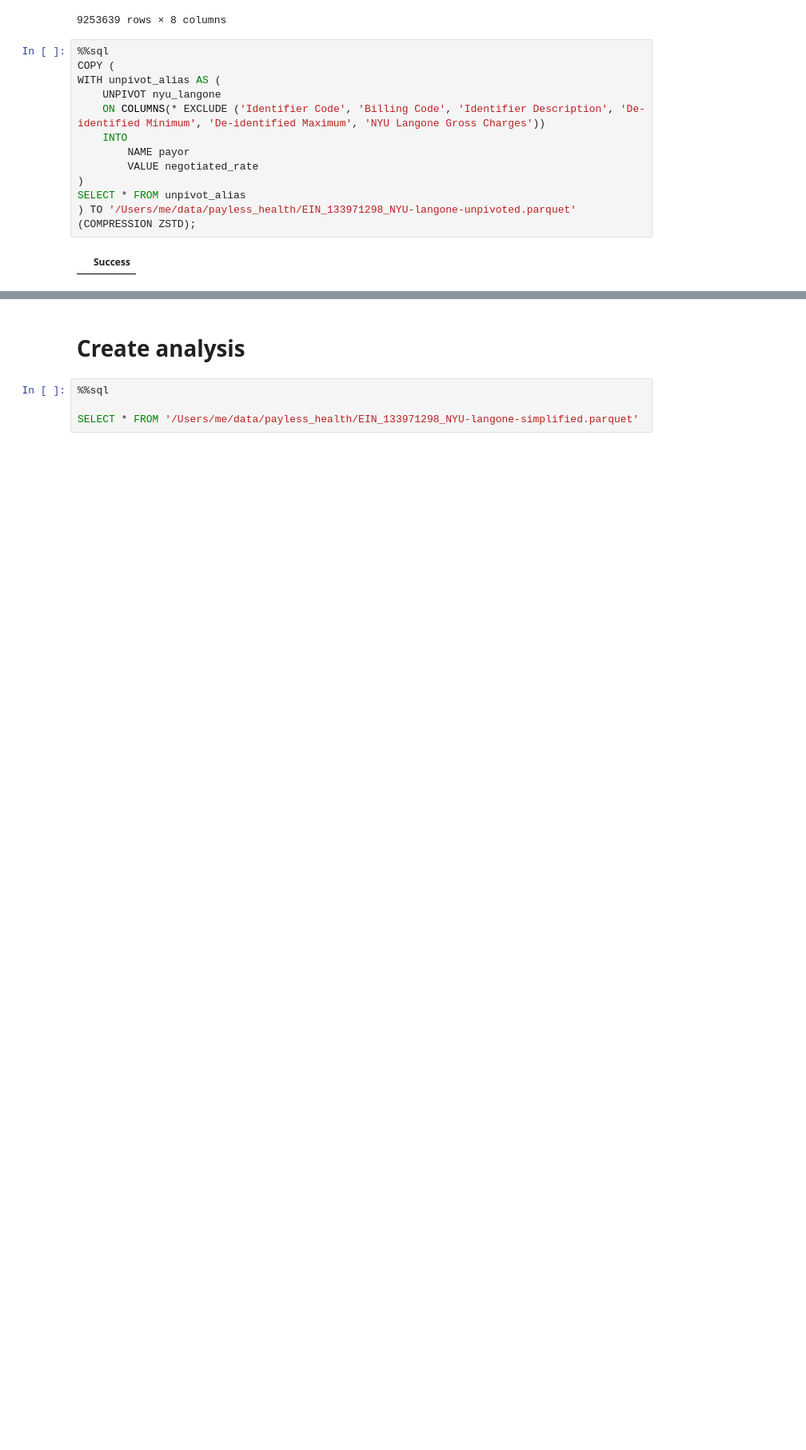
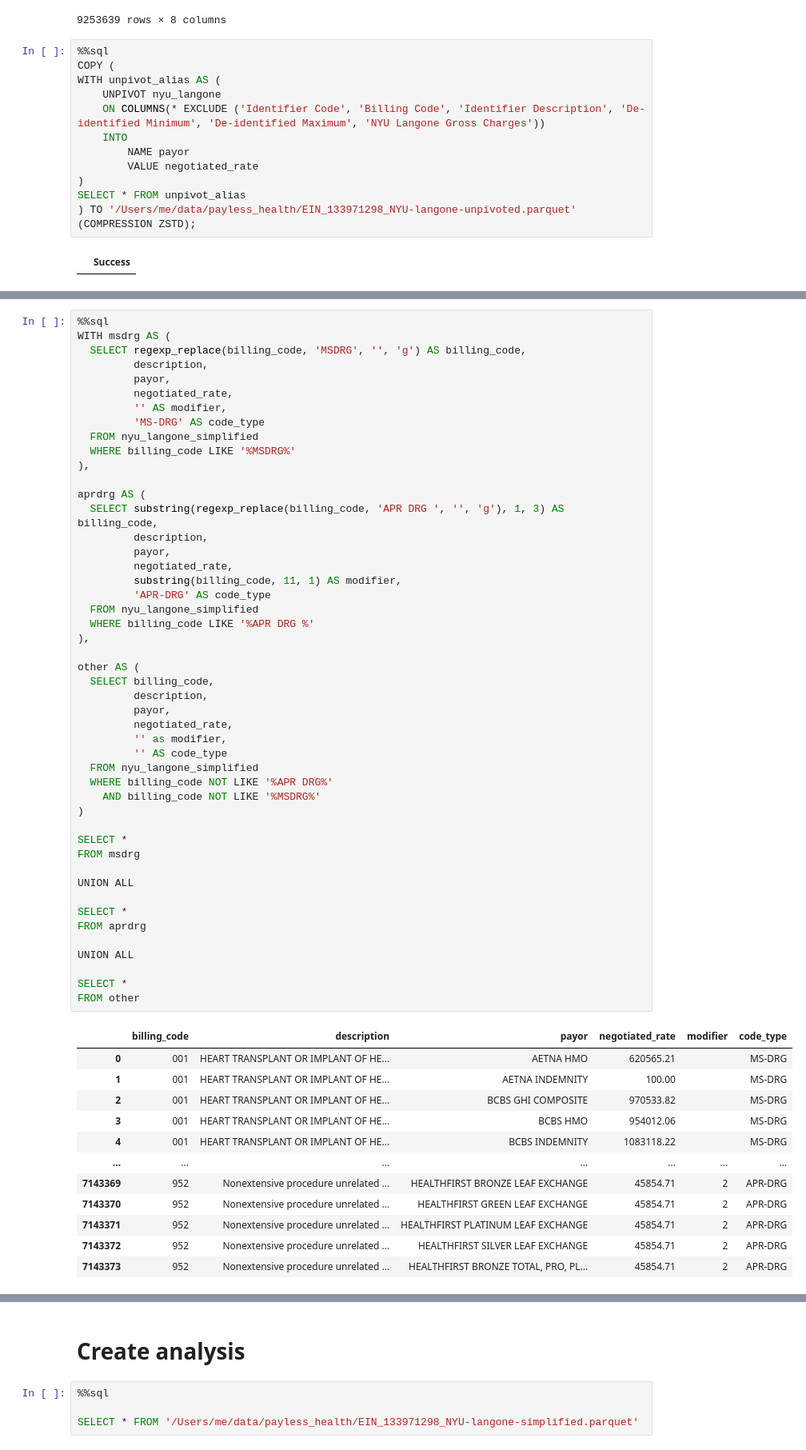
Before and after one commit to onefact/data_build_tool_payless.health, a Jupyter notebook: notebooks/EIN_133971298_NYU-langone.ipynb, the cells around one changed output, grey strips where cells are left out. Shown at 80% size. Drawn from its saved outputs; the diff is of its cells as text; blank space fills up the shorter version.

```diff
--- a/notebooks/EIN_133971298_NYU-langone.ipynb
+++ b/notebooks/EIN_133971298_NYU-langone.ipynb
@@ -2064,0 +2291,61 @@ SELECT "Billing Code" AS billing_code, "Identifier Description" AS description,
+# %%
+%%sql
+WITH msdrg AS (
+  SELECT regexp_replace(billing_code, 'MSDRG', '', 'g') AS billing_code,
+         description,
+         payor,
+         negotiated_rate,
+         '' AS modifier,
+         'MS-DRG' AS code_type
+  FROM nyu_langone_simplified
+  WHERE billing_code LIKE '%MSDRG%'
+),
+
+aprdrg AS (
+  SELECT substring(regexp_replace(billing_code, 'APR DRG ', '', 'g'), 1, 3) AS billing_code,
+         description,
+         payor,
+         negotiated_rate,
+         substring(billing_code, 11, 1) AS modifier,
+         'APR-DRG' AS code_type
+  FROM nyu_langone_simplified
+  WHERE billing_code LIKE '%APR DRG %'
+),
+
+other AS (
+  SELECT billing_code,
+         description,
+         payor,
+         negotiated_rate,
+         '' as modifier,
+         '' AS code_type
+  FROM nyu_langone_simplified
+  WHERE billing_code NOT LIKE '%APR DRG%'
+    AND billing_code NOT LIKE '%MSDRG%'
+)
+
+SELECT *
+FROM msdrg
+
+UNION ALL
+
+SELECT *
+FROM aprdrg
+
+UNION ALL
+
+SELECT *
+FROM other
+# %% [output]
+|  | billing_code | description | payor | negotiated_rate | modifier | code_type |
+| 0 | 001 | HEART TRANSPLANT OR IMPLANT OF HE... | AETNA HMO | 620565.21 |  | MS-DRG |
+| 1 | 001 | HEART TRANSPLANT OR IMPLANT OF HE... | AETNA INDEMNITY | 100.00 |  | MS-DRG |
+| 2 | 001 | HEART TRANSPLANT OR IMPLANT OF HE... | BCBS GHI COMPOSITE | 970533.82 |  | MS-DRG |
+| 3 | 001 | HEART TRANSPLANT OR IMPLANT OF HE... | BCBS HMO | 954012.06 |  | MS-DRG |
+| 4 | 001 | HEART TRANSPLANT OR IMPLANT OF HE... | BCBS INDEMNITY | 1083118.22 |  | MS-DRG |
+| ... | ... | ... | ... | ... | ... | ... |
+| 7143369 | 952 | Nonextensive procedure unrelated ... | HEALTHFIRST BRONZE LEAF EXCHANGE | 45854.71 | 2 | APR-DRG |
+| 7143370 | 952 | Nonextensive procedure unrelated ... | HEALTHFIRST GREEN LEAF EXCHANGE | 45854.71 | 2 | APR-DRG |
+| 7143371 | 952 | Nonextensive procedure unrelated ... | HEALTHFIRST PLATINUM LEAF EXCHANGE | 45854.71 | 2 | APR-DRG |
+| 7143372 | 952 | Nonextensive procedure unrelated ... | HEALTHFIRST SILVER LEAF EXCHANGE | 45854.71 | 2 | APR-DRG |
+| 7143373 | 952 | Nonextensive procedure unrelated ... | HEALTHFIRST BRONZE TOTAL, PRO, PL... | 45854.71 | 2 | APR-DRG |
```
Also changed, not shown: parts of 38 cells of this notebook, 5 other files.
